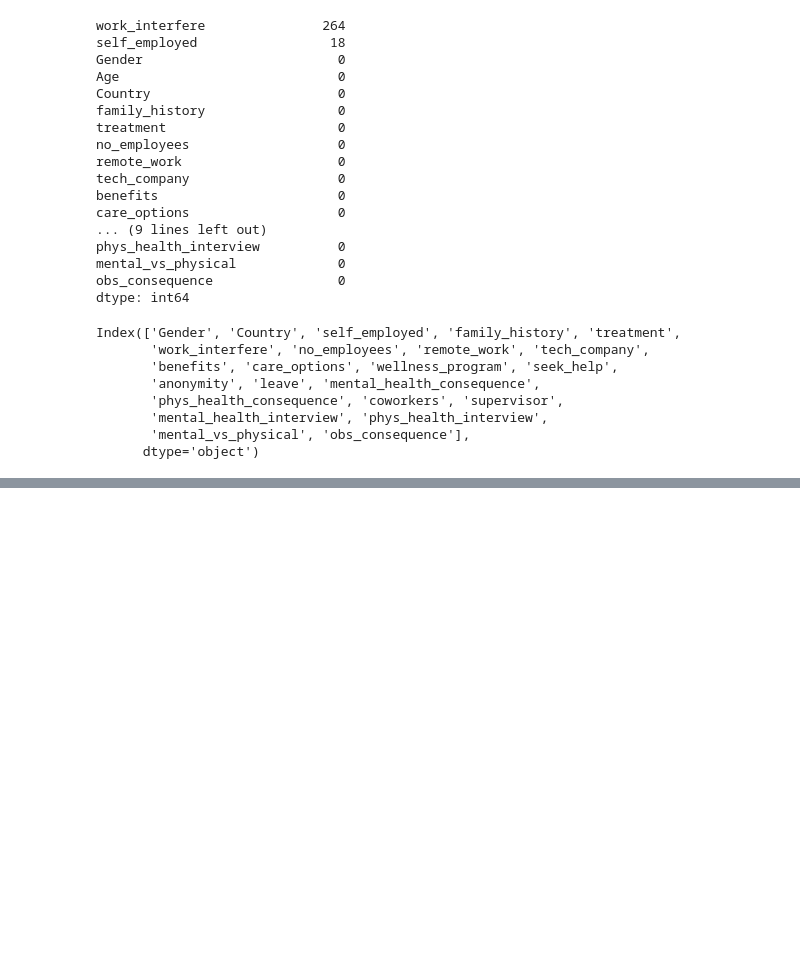
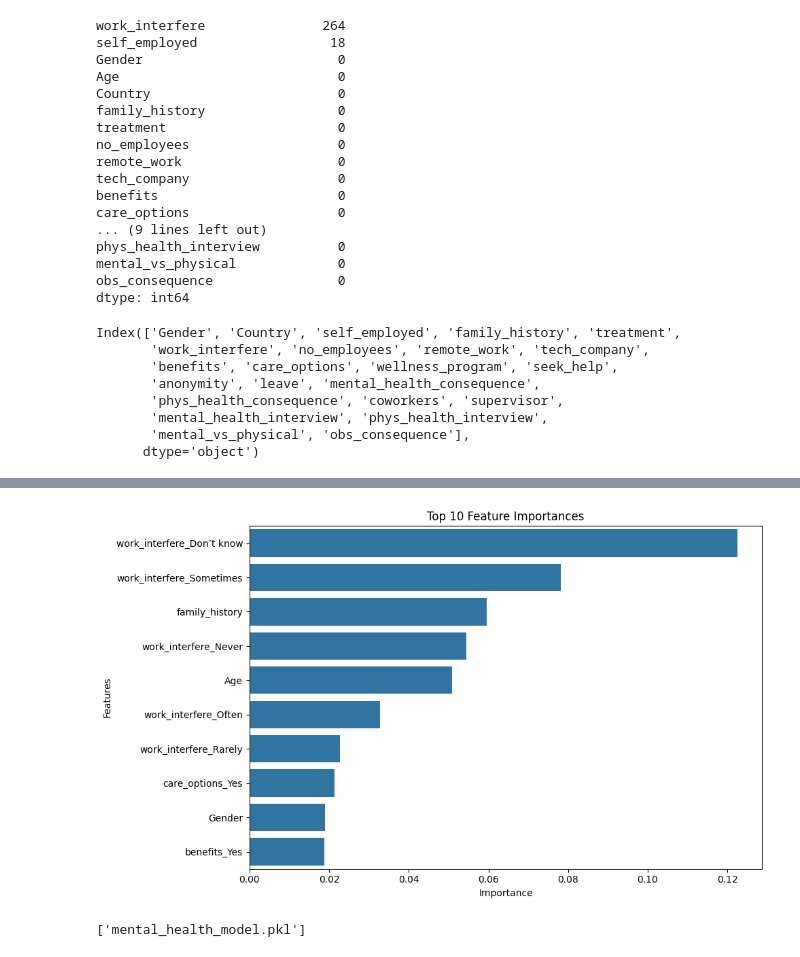
Before and after one commit to poojan20/mental-health-predictor, a Jupyter notebook: mental_health_treatment_predictor.ipynb, the cells around one changed output, grey strips where cells are left out. Cells and saved outputs as stored; diff of their text form; code cells hidden in the pictures; blank space fills up the shorter version.

```diff
--- a/mental_health_treatment_predictor.ipynb
+++ b/mental_health_treatment_predictor.ipynb
@@ -141,0 +142,14 @@ df_encoded.head()
+# %%
+X = df_encoded.drop('treatment', axis=1)
+y = df_encoded['treatment']
+# %%
+from sklearn.model_selection import train_test_split
+
+X_train, X_test, y_train, y_test = train_test_split(
+    X, y, test_size=0.2, random_state=42, stratify=y
+)
+# %%
+from sklearn.ensemble import RandomForestClassifier
+
+model = RandomForestClassifier(n_estimators=100, random_state=42)
+model.fit(X_train, y_train)
@@ -141,0 +237,26 @@ df_encoded.head()
+# %%
+import numpy as np
+top_n = 10
+plt.figure(figsize=(10, 6))
+# Get feature importances from the trained model
+importances = model.feature_importances_
+features = X.columns
+
+# Get indices of top features
+indices = np.argsort(importances)[::-1]
+
+sns.barplot(x=importances[indices][:top_n], y=features[indices][:top_n])
+plt.title('Top 10 Feature Importances')
+plt.xlabel('Importance')
+plt.ylabel('Features')
+plt.tight_layout()
+plt.show()
+# %% [output]
+[figure, added]
+# %%
+import joblib
+
+# Save the model
+joblib.dump(model, 'mental_health_model.pkl')
+# %% [output]
+['mental_health_model.pkl']
```
Also changed, not shown: parts of 6 cells of this notebook, 1 other file.
